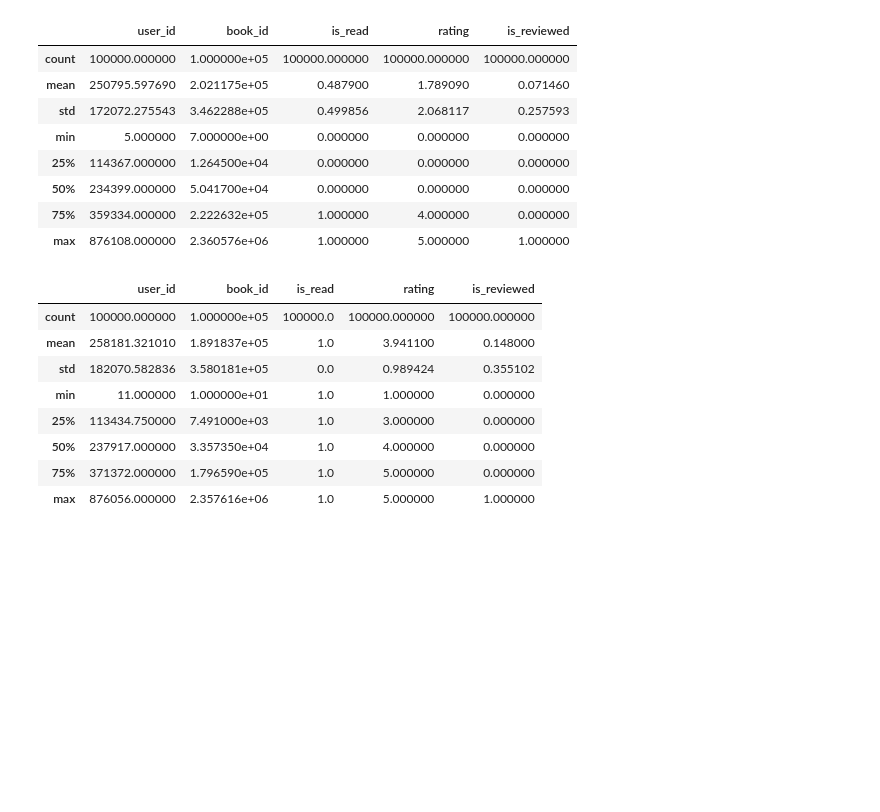
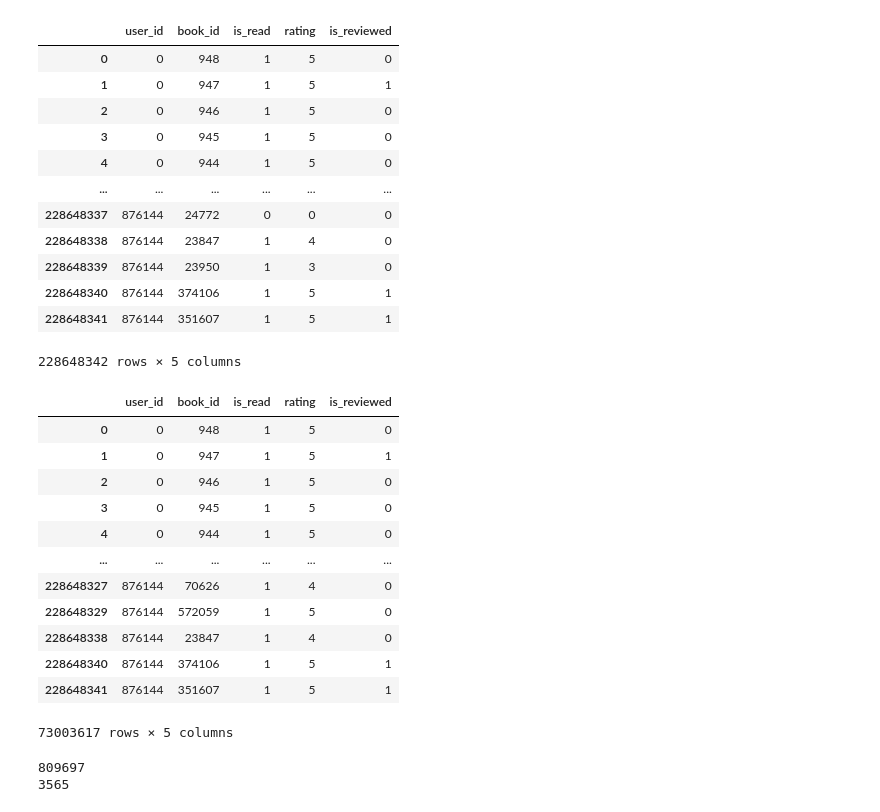
Before and after one commit to HamedTaherkhani/GoodReads, a Jupyter notebook: users_network.ipynb, the cells around one changed output. Cells and saved outputs as stored; diff of their text form; code cells hidden in the pictures; blank space fills up the shorter version.

```diff
--- a/users_network.ipynb
+++ b/users_network.ipynb
@@ -3,29 +3,49 @@
 # %%
 import pandas as pd
 
-interactions = pd.read_csv("dataset/goodreads_interactions.csv")
+data = pd.read_csv("dataset/goodreads_interactions.csv")
+data
+# %% [output]
+|  | user_id | book_id | is_read | rating | is_reviewed |
+| 0 | 0 | 948 | 1 | 5 | 0 |
+| 1 | 0 | 947 | 1 | 5 | 1 |
+| 2 | 0 | 946 | 1 | 5 | 0 |
+| 3 | 0 | 945 | 1 | 5 | 0 |
+| 4 | 0 | 944 | 1 | 5 | 0 |
+| ... | ... | ... | ... | ... | ... |
+| 228648337 | 876144 | 24772 | 0 | 0 | 0 |
+| 228648338 | 876144 | 23847 | 1 | 4 | 0 |
+| 228648339 | 876144 | 23950 | 1 | 3 | 0 |
+| 228648340 | 876144 | 374106 | 1 | 5 | 1 |
+| 228648341 | 876144 | 351607 | 1 | 5 | 1 |
+228648342 rows × 5 columns
-# %%
-interactions.describe()
-# %% [output]
-|  | user_id | book_id | is_read | rating | is_reviewed |
-| count | 100000.000000 | 1.000000e+05 | 100000.000000 | 100000.000000 | 100000.000000 |
-| mean | 250795.597690 | 2.021175e+05 | 0.487900 | 1.789090 | 0.071460 |
-| std | 172072.275543 | 3.462288e+05 | 0.499856 | 2.068117 | 0.257593 |
-| min | 5.000000 | 7.000000e+00 | 0.000000 | 0.000000 | 0.000000 |
-| 25% | 114367.000000 | 1.264500e+04 | 0.000000 | 0.000000 | 0.000000 |
-| 50% | 234399.000000 | 5.041700e+04 | 0.000000 | 0.000000 | 0.000000 |
-| 75% | 359334.000000 | 2.222632e+05 | 1.000000 | 4.000000 | 0.000000 |
-| max | 876108.000000 | 2.360576e+06 | 1.000000 | 5.000000 | 1.000000 |
-# %%
-interactions = interactions.loc[interactions['rating'] > 0].sample(100000)
-interactions.describe()
-# %% [output]
-|  | user_id | book_id | is_read | rating | is_reviewed |
-| count | 100000.000000 | 1.000000e+05 | 100000.0 | 100000.000000 | 100000.000000 |
-| mean | 258181.321010 | 1.891837e+05 | 1.0 | 3.941100 | 0.148000 |
-| std | 182070.582836 | 3.580181e+05 | 0.0 | 0.989424 | 0.355102 |
-| min | 11.000000 | 1.000000e+01 | 1.0 | 1.000000 | 0.000000 |
-| 25% | 113434.750000 | 7.491000e+03 | 1.0 | 3.000000 | 0.000000 |
-| 50% | 237917.000000 | 3.357350e+04 | 1.0 | 4.000000 | 0.000000 |
-| 75% | 371372.000000 | 1.796590e+05 | 1.0 | 5.000000 | 0.000000 |
-| max | 876056.000000 | 2.357616e+06 | 1.0 | 5.000000 | 1.000000 |
+# %%
+interactions = data
+#filter those with valid rating value
+interactions = interactions.loc[(interactions['rating'] > 3) & (interactions['is_read'] == 1)]
+interactions
+# %% [output]
+|  | user_id | book_id | is_read | rating | is_reviewed |
+| 0 | 0 | 948 | 1 | 5 | 0 |
+| 1 | 0 | 947 | 1 | 5 | 1 |
+| 2 | 0 | 946 | 1 | 5 | 0 |
+| 3 | 0 | 945 | 1 | 5 | 0 |
+| 4 | 0 | 944 | 1 | 5 | 0 |
+| ... | ... | ... | ... | ... | ... |
+| 228648327 | 876144 | 70626 | 1 | 4 | 0 |
+| 228648329 | 876144 | 572059 | 1 | 5 | 0 |
+| 228648338 | 876144 | 23847 | 1 | 4 | 0 |
+| 228648340 | 876144 | 374106 | 1 | 5 | 1 |
+| 228648341 | 876144 | 351607 | 1 | 5 | 1 |
+73003617 rows × 5 columns
+# %%
+import random
+
+users_groups = interactions.groupby('user_id').book_id.count()
+print(users_groups.shape[0])
+listt = users_groups[users_groups>1000].index.tolist()
+# listt = random.sample(list(dict.fromkeys(interactions['user_id'])), 3565)
+print(len(listt))
+# %% [output]
+809697
+3565
```
Also changed, not shown: parts of 12 cells of this notebook, 2 other files.
